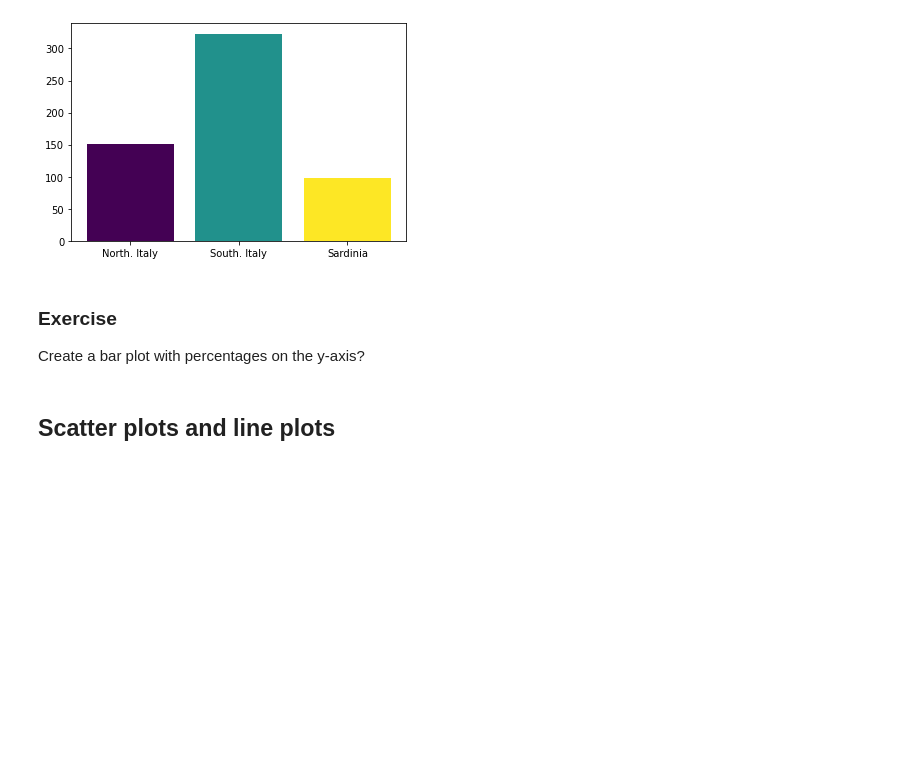
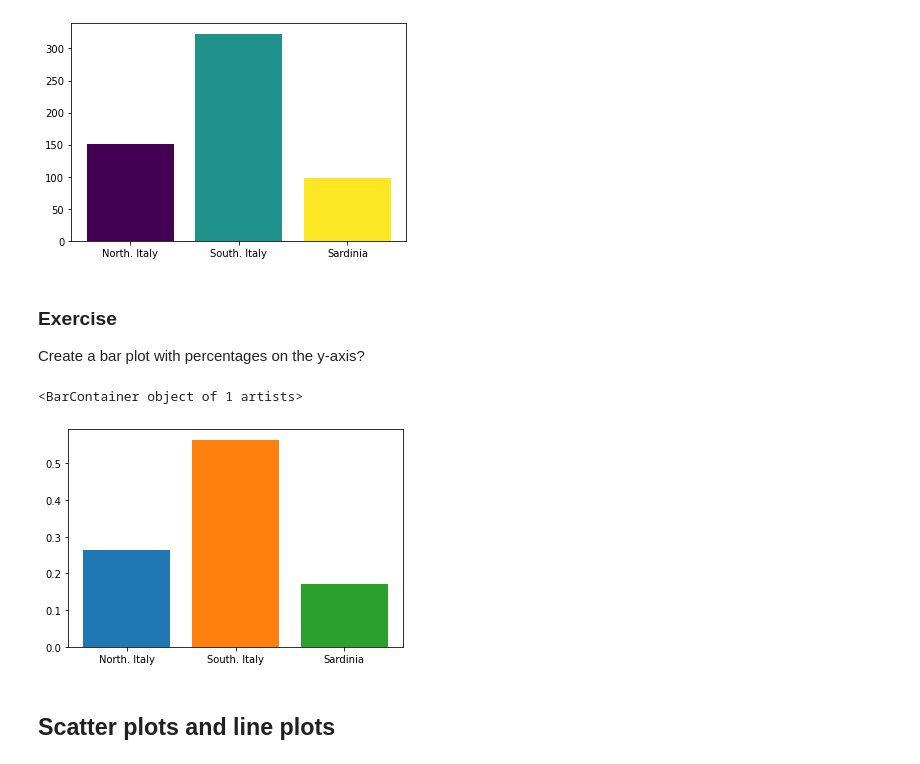
Before and after one commit to turgeonmaxime/f21-data2010, a Jupyter notebook: notebooks/dataviz-matplotlib.ipynb, the cells around one changed output. Drawn from its saved outputs; the diff is of its cells as text; code cells hidden in the pictures; blank space fills up the shorter version.

```diff
--- a/notebooks/dataviz-matplotlib.ipynb
+++ b/notebooks/dataviz-matplotlib.ipynb
@@ -253,6 +267,14 @@ plt.bar("Sardinia", len(data_sard), color = colours[2])
 Create a bar plot with percentages on the y-axis?
 # %%
 # Write your code here
+nrows = olive.shape[0]
+
+plt.bar("North. Italy", len(data_north)/nrows)
+plt.bar("South. Italy", len(data_south)/nrows)
+plt.bar("Sardinia", len(data_sard)/nrows)
+# %% [output]
+<BarContainer object of 1 artists>
+[figure, added]
 # %% [markdown]
 ## Scatter plots and line plots
 # %% [markdown]
```
Also changed, not shown: parts of 12 cells of this notebook, 12 other files.
